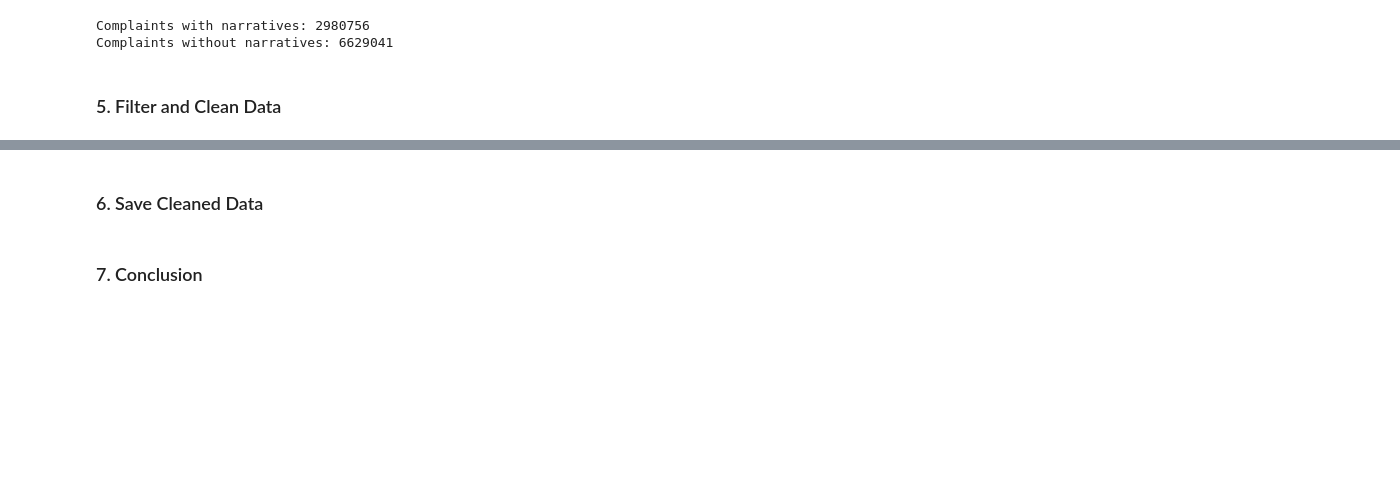
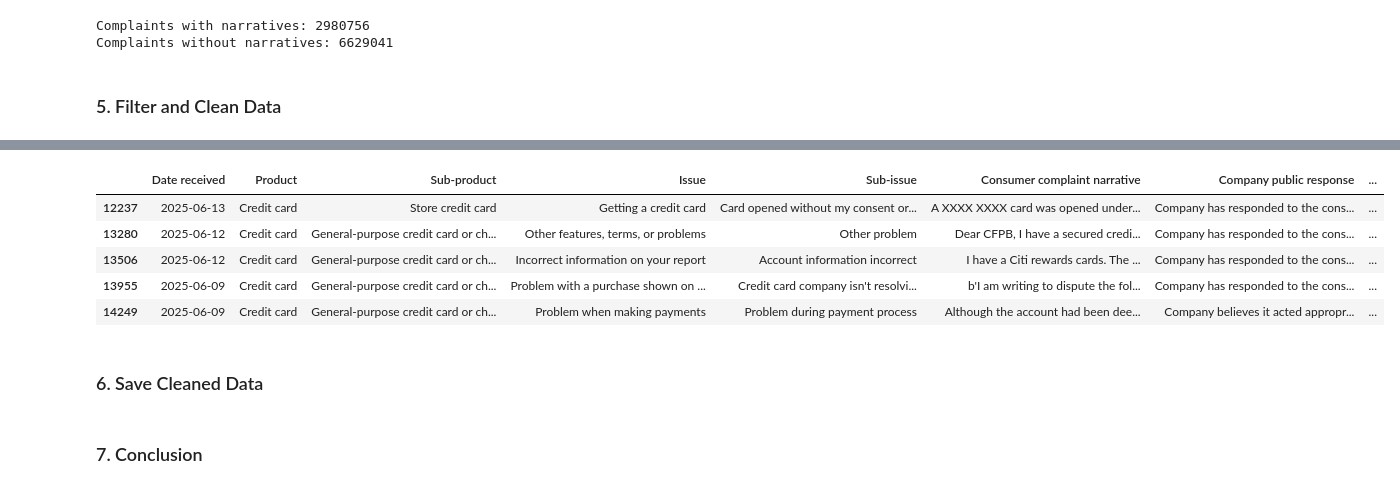
Before and after one commit to abdirehim/complaint-analysis, a Jupyter notebook: notebooks/1.0-eda.ipynb, the cells around one changed output, grey strips where cells are left out. Cells and saved outputs as stored; diff of their text form; code cells hidden in the pictures; blank space fills up the shorter version.

```diff
--- a/notebooks/1.0-eda.ipynb
+++ b/notebooks/1.0-eda.ipynb
@@ -70,0 +91,9 @@ See the caveats in the documentation: https://pandas.pydata.org/pandas-docs/stab
+# %%
+display(filtered_df.head())
+# %% [output]
+|  | Date received | Product | Sub-product | Issue | Sub-issue | Consumer complaint narrative | Company public response | ... |
+| 12237 | 2025-06-13 | Credit card | Store credit card | Getting a credit card | Card opened without my consent or... | A XXXX XXXX card was opened under... | Company has responded to the cons... | ... |
+| 13280 | 2025-06-12 | Credit card | General-purpose credit card or ch... | Other features, terms, or problems | Other problem | Dear CFPB, I have a secured credi... | Company has responded to the cons... | ... |
+| 13506 | 2025-06-12 | Credit card | General-purpose credit card or ch... | Incorrect information on your report | Account information incorrect | I have a Citi rewards cards. The ... | Company has responded to the cons... | ... |
+| 13955 | 2025-06-09 | Credit card | General-purpose credit card or ch... | Problem with a purchase shown on ... | Credit card company isn't resolvi... | b'I am writing to dispute the fol... | Company has responded to the cons... | ... |
+| 14249 | 2025-06-09 | Credit card | General-purpose credit card or ch... | Problem when making payments | Problem during payment process | Although the account had been dee... | Company believes it acted appropr... | ... |
```
Also changed, not shown: parts of 5 cells of this notebook.
